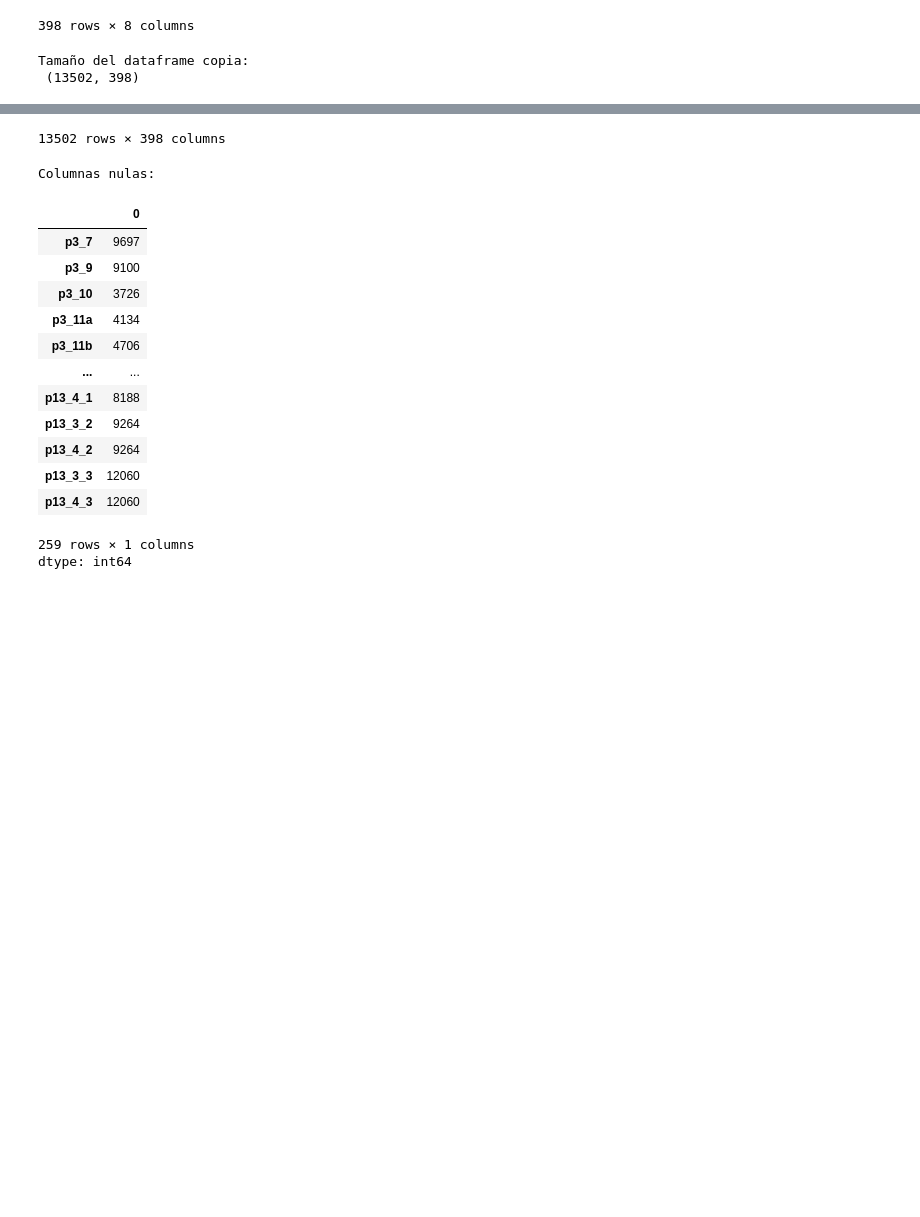
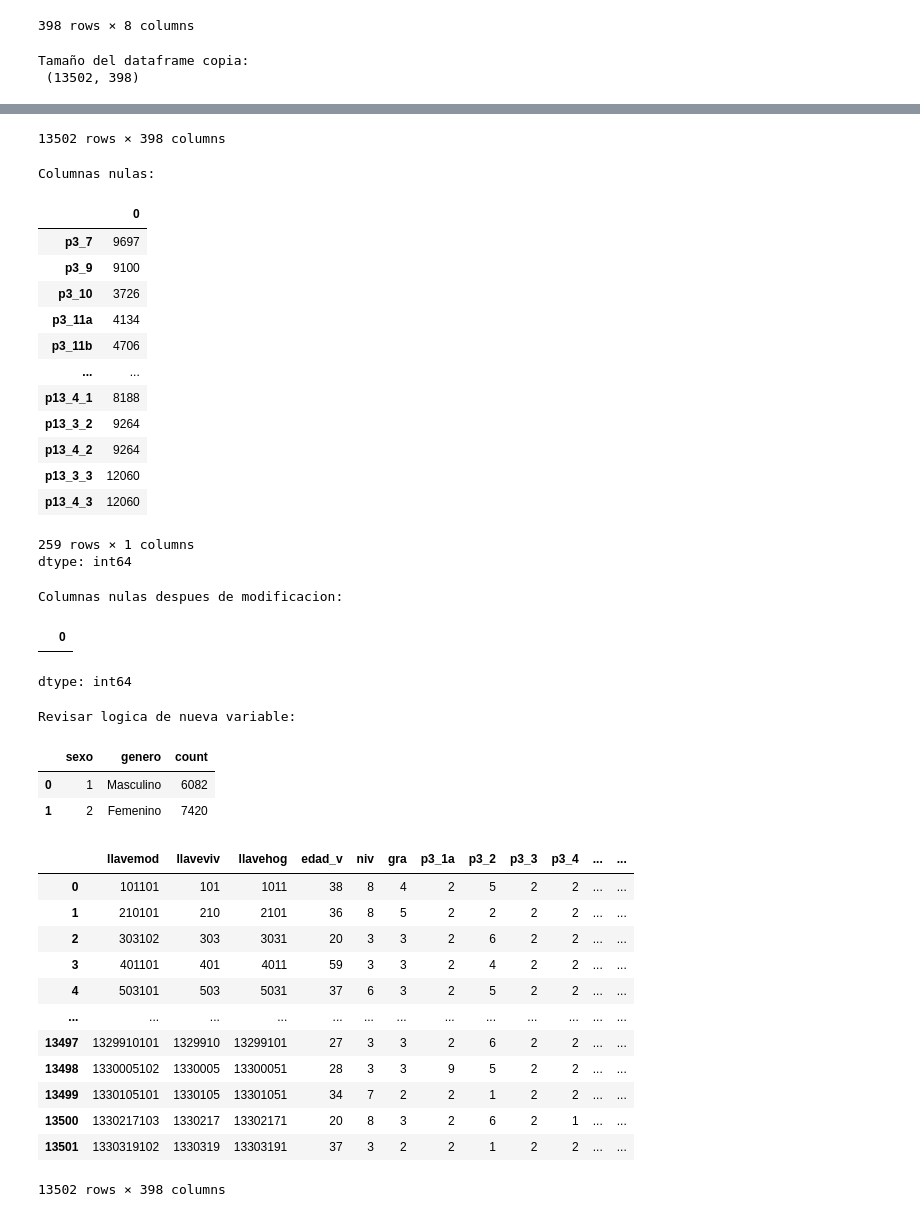
Before and after one commit to Sonia1895/AA, a Jupyter notebook: Tarea_2.ipynb, the cells around one changed output, grey strips where cells are left out. Cells and saved outputs as stored; diff of their text form; code cells hidden in the pictures; blank space fills up the shorter version.

```diff
--- a/Tarea_2.ipynb
+++ b/Tarea_2.ipynb
@@ -88,7 +88,7 @@ print('Tamaño del dataframe copia: \n', df_enif_copy.shape)
 display(df_enif_copy)
 
 ##Modificiacion de columnas nulas
-res_columnas_nulas = (df_enif.isnull().sum())
+res_columnas_nulas = (df_enif_copy.isnull().sum())
 
 # Filtrar las columnas que tienen valores nulos
 columnas_con_nulos = res_columnas_nulas[res_columnas_nulas > 0]
@@ -97,37 +97,78 @@ print('Columnas nulas:')
 display(columnas_con_nulos)
 
 #Modificar los valores nulos
+df_enif_copy_2= df_enif_copy.fillna(-9).copy()
 
-#Crear nueva columna para el sexo (genero)
-df_enif_copy['genero'] = df_enif_copy['sexo'].copy()
+
+res_columnas_nulas_2 = (df_enif_copy_2.isnull().sum())
+columnas_con_nulos_2 = res_columnas_nulas_2[res_columnas_nulas_2 > 0]
+print('Columnas nulas despues de modificacion:')
+display(columnas_con_nulos_2)
+
+
+
+##Crear nueva columna para el sexo (genero)
+df_enif_copy_2['genero'] = df_enif_copy_2['sexo'].apply(lambda x: 'Masculino' if x == 1 else 'Femenino' if x == 2 else 'Otro')
+
+# Agrupar por 'sexo' y 'genero', contar las filas de cada grupo y ordenar por 'sex'
+result = df_enif_copy_2.groupby(['sexo', 'genero']).size().reset_index(name='count').sort_values(by='sexo')
+
+# Mostrar el resultado
+print('Revisar logica de nueva variable:')
+display(result)
+
+##Eliminar columan de sexo
+df_enif_copy_3 =df_enif_copy_2.drop('sexo', axis=1)
+
+display(df_enif_copy_3)
 # %% [output]
 Tamaño del dataframe copia:
  (13502, 398)
 |  | llavemod | llaveviv | llavehog | edad_v | niv | gra | p3_1a | p3_2 | p3_3 | p3_4 | ... | ... |
 | 0 | 101101 | 101 | 1011 | 38 | 8 | 4 | 2 | 5 | 2 | 2 | ... | ... |
 | 1 | 210101 | 210 | 2101 | 36 | 8 | 5 | 2 | 2 | 2 | 2 | ... | ... |
 | 2 | 303102 | 303 | 3031 | 20 | 3 | 3 | 2 | 6 | 2 | 2 | ... | ... |
 | 3 | 401101 | 401 | 4011 | 59 | 3 | 3 | 2 | 4 | 2 | 2 | ... | ... |
 | 4 | 503101 | 503 | 5031 | 37 | 6 | 3 | 2 | 5 | 2 | 2 | ... | ... |
 | ... | ... | ... | ... | ... | ... | ... | ... | ... | ... | ... | ... | ... |
 | 13497 | 1329910101 | 1329910 | 13299101 | 27 | 3 | 3 | 2 | 6 | 2 | 2 | ... | ... |
 | 13498 | 1330005102 | 1330005 | 13300051 | 28 | 3 | 3 | 9 | 5 | 2 | 2 | ... | ... |
 | 13499 | 1330105101 | 1330105 | 13301051 | 34 | 7 | 2 | 2 | 1 | 2 | 2 | ... | ... |
 | 13500 | 1330217103 | 1330217 | 13302171 | 20 | 8 | 3 | 2 | 6 | 2 | 1 | ... | ... |
 | 13501 | 1330319102 | 1330319 | 13303191 | 37 | 3 | 2 | 2 | 1 | 2 | 2 | ... | ... |
 13502 rows × 398 columns
 Columnas nulas:
 |  | 0 |
 | p3_7 | 9697 |
 | p3_9 | 9100 |
 | p3_10 | 3726 |
 | p3_11a | 4134 |
 | p3_11b | 4706 |
 | ... | ... |
 | p13_4_1 | 8188 |
 | p13_3_2 | 9264 |
 | p13_4_2 | 9264 |
 | p13_3_3 | 12060 |
 | p13_4_3 | 12060 |
 259 rows × 1 columns
 dtype: int64
+Columnas nulas despues de modificacion:
+|  | 0 |
+dtype: int64
+Revisar logica de nueva variable:
+|  | sexo | genero | count |
+| 0 | 1 | Masculino | 6082 |
+| 1 | 2 | Femenino | 7420 |
+|  | llavemod | llaveviv | llavehog | edad_v | niv | gra | p3_1a | p3_2 | p3_3 | p3_4 | ... | ... |
+| 0 | 101101 | 101 | 1011 | 38 | 8 | 4 | 2 | 5 | 2 | 2 | ... | ... |
+| 1 | 210101 | 210 | 2101 | 36 | 8 | 5 | 2 | 2 | 2 | 2 | ... | ... |
+| 2 | 303102 | 303 | 3031 | 20 | 3 | 3 | 2 | 6 | 2 | 2 | ... | ... |
+| 3 | 401101 | 401 | 4011 | 59 | 3 | 3 | 2 | 4 | 2 | 2 | ... | ... |
+| 4 | 503101 | 503 | 5031 | 37 | 6 | 3 | 2 | 5 | 2 | 2 | ... | ... |
+| ... | ... | ... | ... | ... | ... | ... | ... | ... | ... | ... | ... | ... |
+| 13497 | 1329910101 | 1329910 | 13299101 | 27 | 3 | 3 | 2 | 6 | 2 | 2 | ... | ... |
+| 13498 | 1330005102 | 1330005 | 13300051 | 28 | 3 | 3 | 9 | 5 | 2 | 2 | ... | ... |
+| 13499 | 1330105101 | 1330105 | 13301051 | 34 | 7 | 2 | 2 | 1 | 2 | 2 | ... | ... |
+| 13500 | 1330217103 | 1330217 | 13302171 | 20 | 8 | 3 | 2 | 6 | 2 | 1 | ... | ... |
+| 13501 | 1330319102 | 1330319 | 13303191 | 37 | 3 | 2 | 2 | 1 | 2 | 2 | ... | ... |
+13502 rows × 398 columns
```
